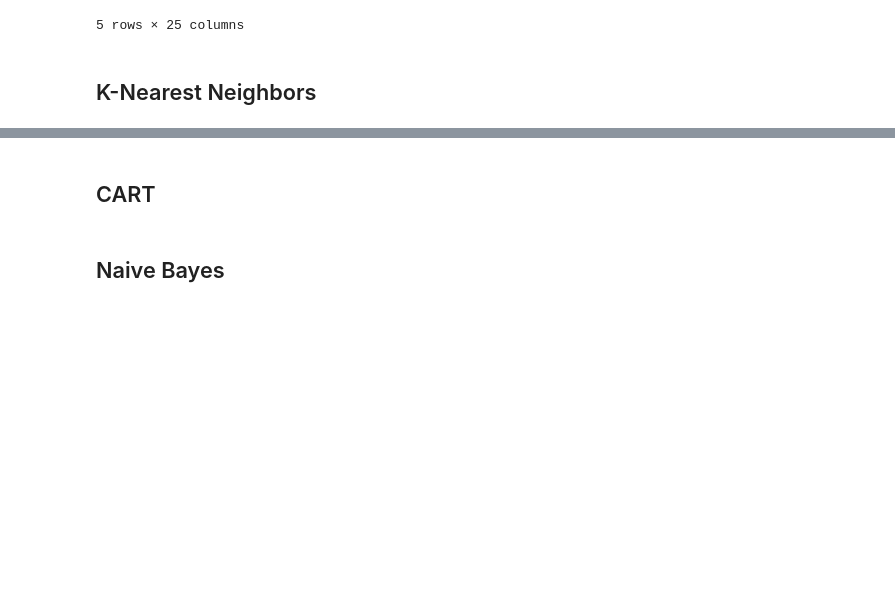
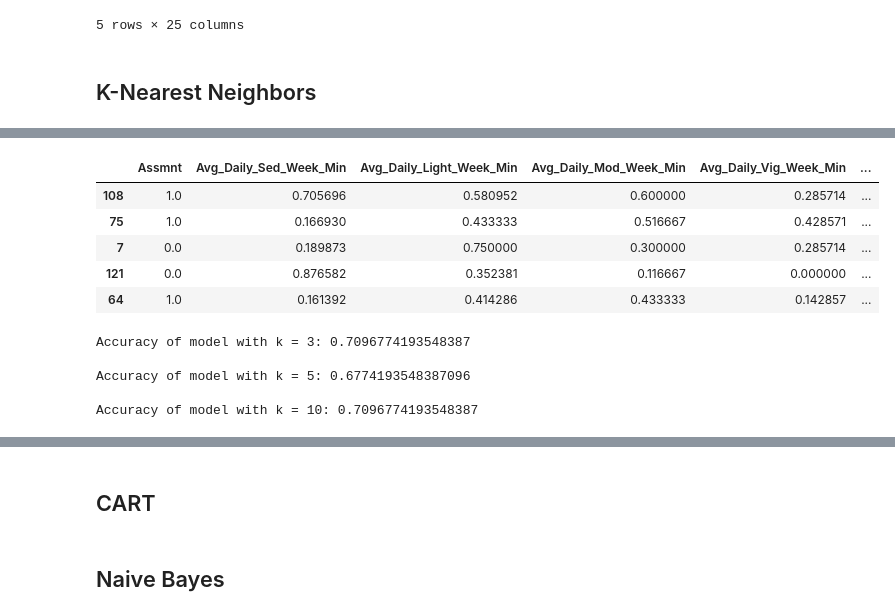
Before and after one commit to JainAnnanya/rrv-activity-modeling-ml, a Jupyter notebook: fitness_models.ipynb, the cells around one changed output, grey strips where cells are left out. Cells and saved outputs as stored; diff of their text form; code cells hidden in the pictures; blank space fills up the shorter version.

```diff
--- a/fitness_models.ipynb
+++ b/fitness_models.ipynb
@@ -58,0 +108,32 @@ df.head()
+# %%
+from sklearn.model_selection._split import train_test_split
+
+attr_train, attr_test, target_train,target_test  = sklearn.model_selection._split.train_test_split(attr, target, test_size = 0.25, shuffle = True)
+target_train.head()
+attr_train.head()
+# %% [output]
+|  | Assmnt | Avg_Daily_Sed_Week_Min | Avg_Daily_Light_Week_Min | Avg_Daily_Mod_Week_Min | Avg_Daily_Vig_Week_Min | ... |
+| 108 | 1.0 | 0.705696 | 0.580952 | 0.600000 | 0.285714 | ... |
+| 75 | 1.0 | 0.166930 | 0.433333 | 0.516667 | 0.428571 | ... |
+| 7 | 0.0 | 0.189873 | 0.750000 | 0.300000 | 0.285714 | ... |
+| 121 | 0.0 | 0.876582 | 0.352381 | 0.116667 | 0.000000 | ... |
+| 64 | 1.0 | 0.161392 | 0.414286 | 0.433333 | 0.142857 | ... |
+# %%
+from sklearn.neighbors import KNeighborsClassifier
+from sklearn.metrics import accuracy_score
+
+k_values = [3, 5, 10]
+
+for k in k_values:
+    knn = KNeighborsClassifier(n_neighbors = k)
+    knn.fit(attr_train, target_train)
+    target_pred = knn.predict(attr_test)
+    accuracy = accuracy_score(target_test,target_pred )
+    print(f'Accuracy of model with k = {k}: {accuracy}')
+    print('')
+# %% [output]
+Accuracy of model with k = 3: 0.7096774193548387
+
+Accuracy of model with k = 5: 0.6774193548387096
+
+Accuracy of model with k = 10: 0.7096774193548387
```
Also changed, not shown: parts of 10 cells of this notebook.
